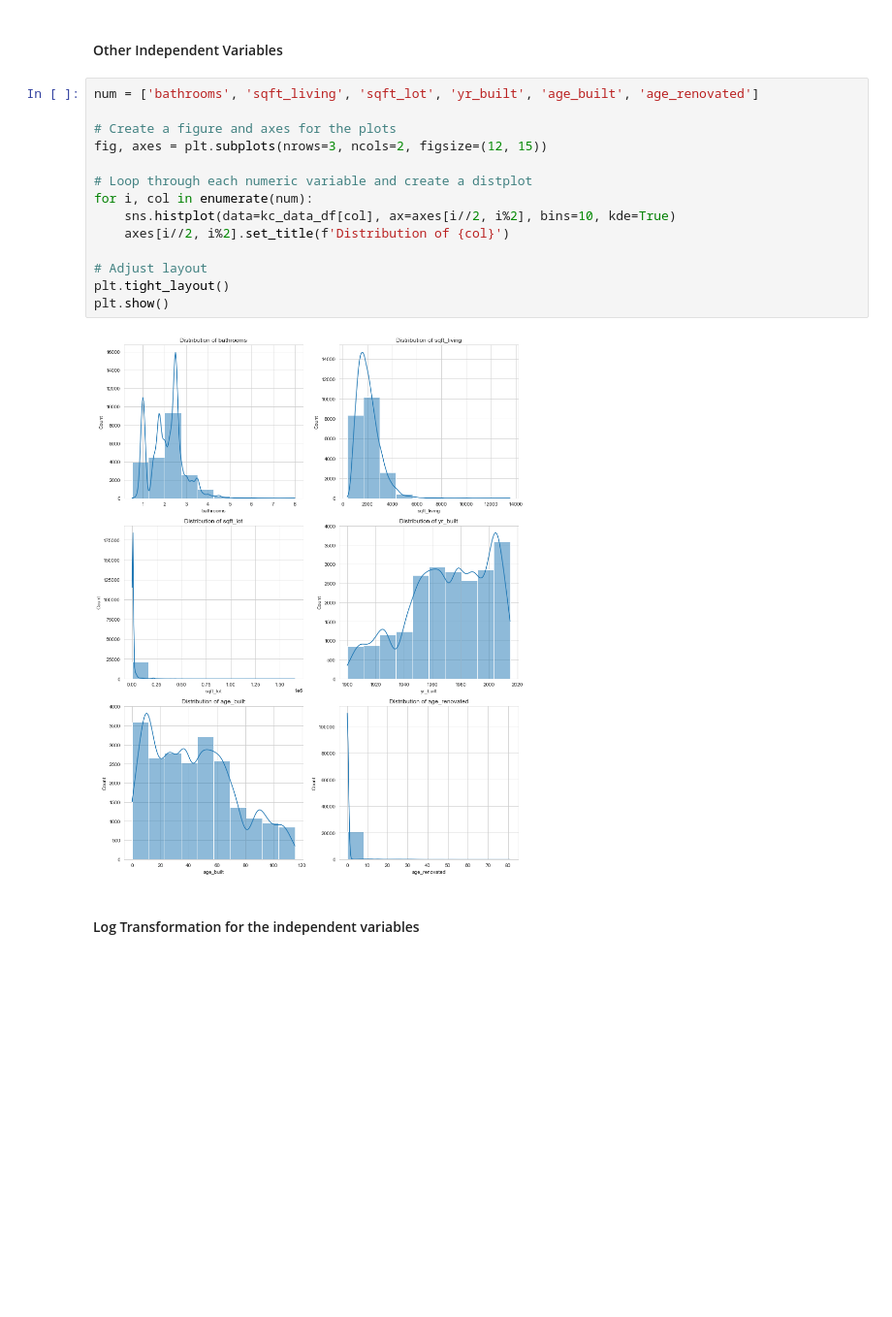
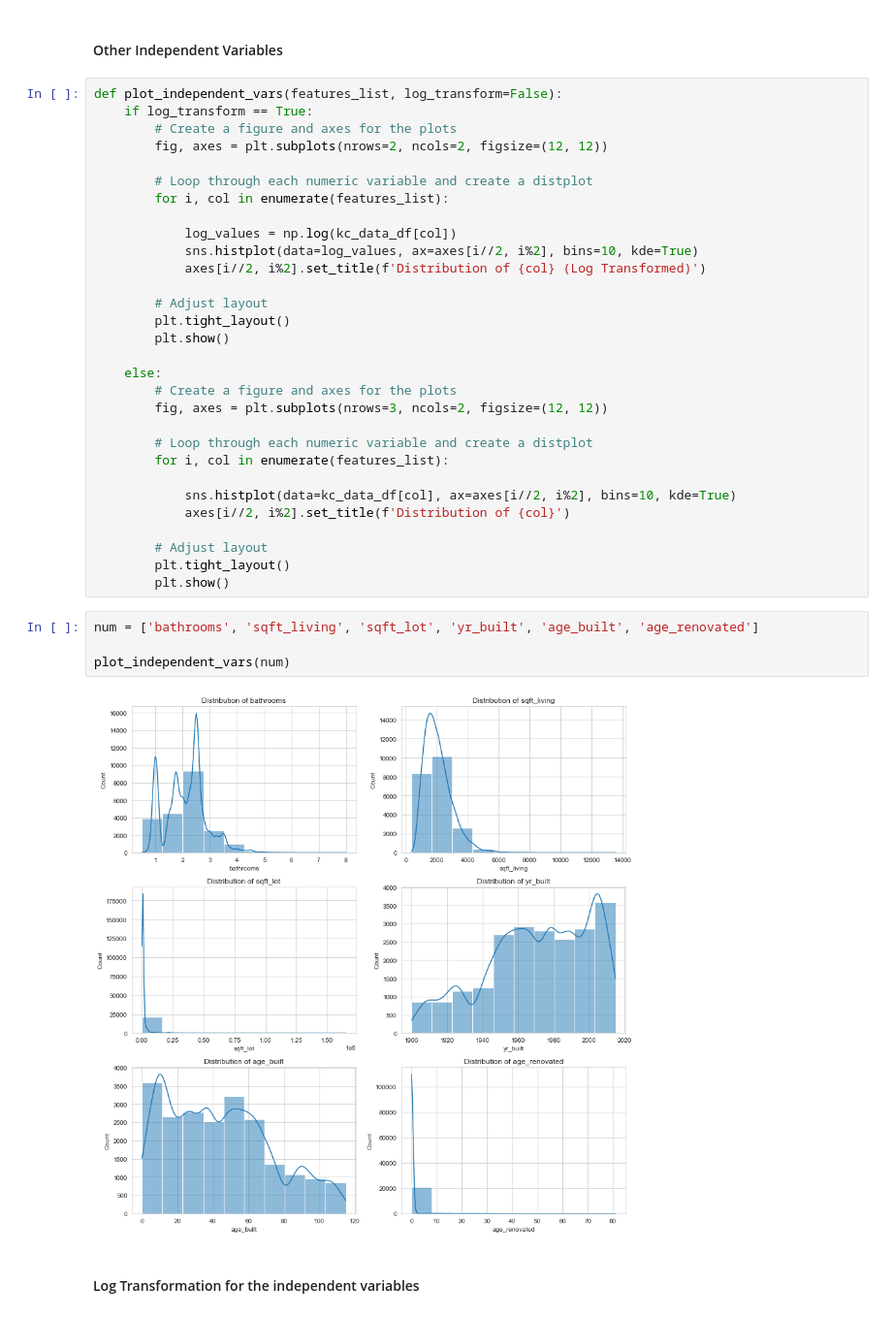
Before and after one commit to ggeorgekkariuki/Kings-Country-Housing-Project, a Jupyter notebook: student.ipynb, the cells around one changed output. Shown at 97% size. Saved outputs shown, nothing was run; the diff lists cells and outputs as text; blank space fills up the shorter version.

```diff
--- a/student.ipynb
+++ b/student.ipynb
@@ -693,20 +693,40 @@ plt.show()
 # %% [markdown]
 #### Other Independent Variables
 # %%
-num = ['bathrooms', 'sqft_living', 'sqft_lot', 'yr_built', 'age_built', 'age_renovated']
+def plot_independent_vars(features_list, log_transform=False):
+    if log_transform == True:
+        # Create a figure and axes for the plots
+        fig, axes = plt.subplots(nrows=2, ncols=2, figsize=(12, 12))
 
-# Create a figure and axes for the plots
-fig, axes = plt.subplots(nrows=3, ncols=2, figsize=(12, 15))
+        # Loop through each numeric variable and create a distplot
+        for i, col in enumerate(features_list):
 
-# Loop through each numeric variable and create a distplot
-for i, col in enumerate(num):
-    sns.histplot(data=kc_data_df[col], ax=axes[i//2, i%2], bins=10, kde=True)
-    axes[i//2, i%2].set_title(f'Distribution of {col}')
+            log_values = np.log(kc_data_df[col])
+            sns.histplot(data=log_values, ax=axes[i//2, i%2], bins=10, kde=True)
+            axes[i//2, i%2].set_title(f'Distribution of {col} (Log Transformed)')
 
-# Adjust layout
-plt.tight_layout()
-plt.show()
+        # Adjust layout
+        plt.tight_layout()
+        plt.show()
+
+    else:
+        # Create a figure and axes for the plots
+        fig, axes = plt.subplots(nrows=3, ncols=2, figsize=(12, 12))
+
+        # Loop through each numeric variable and create a distplot
+        for i, col in enumerate(features_list):
+
+            sns.histplot(data=kc_data_df[col], ax=axes[i//2, i%2], bins=10, kde=True)
+            axes[i//2, i%2].set_title(f'Distribution of {col}')
+
+        # Adjust layout
+        plt.tight_layout()
+        plt.show()
-# %% [output]
-[figure, removed]
+# %%
+num = ['bathrooms', 'sqft_living', 'sqft_lot', 'yr_built', 'age_built', 'age_renovated']
+
+plot_independent_vars(num)
+# %% [output]
+[figure, added]
 # %% [markdown]
 #### Log Transformation for the independent variables
```
Also changed, not shown: parts of 7 cells of this notebook.
